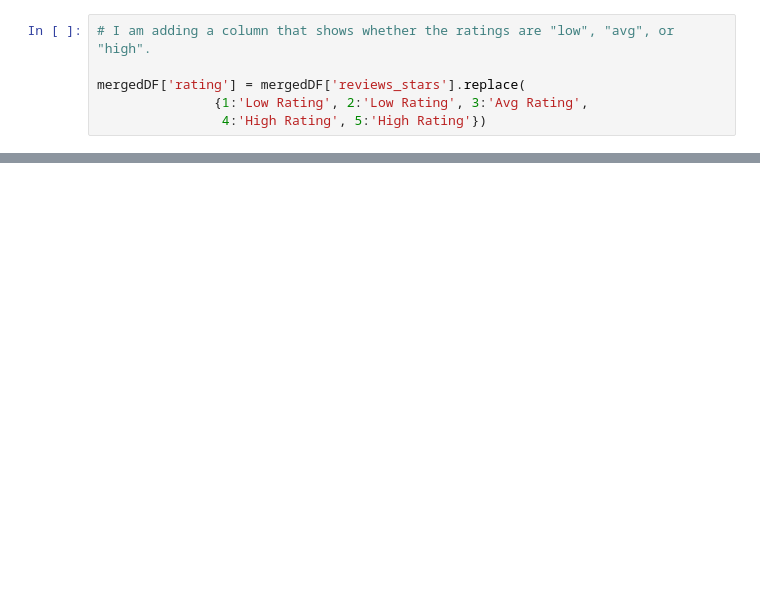
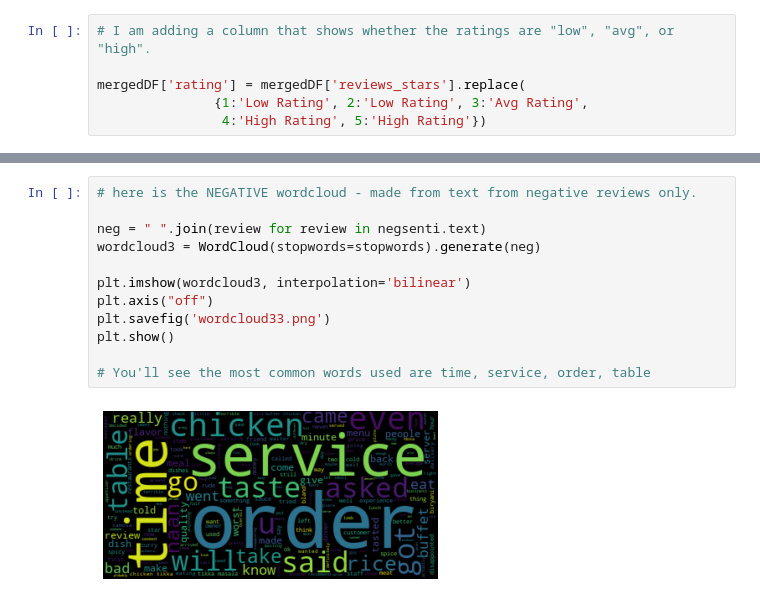
Before and after one commit to mohsen-qureshi/Capstone-Project, a Jupyter notebook: Text Analysis.ipynb, the cells around one changed output, grey strips where cells are left out. Drawn from its saved outputs; the diff is of its cells as text; blank space fills up the shorter version.

```diff
--- a/Text Analysis.ipynb
+++ b/Text Analysis.ipynb
@@ -152,0 +288,14 @@ plt.show()
+# %%
+# here is the NEGATIVE wordcloud - made from text from negative reviews only.
+
+neg = " ".join(review for review in negsenti.text)
+wordcloud3 = WordCloud(stopwords=stopwords).generate(neg)
+
+plt.imshow(wordcloud3, interpolation='bilinear')
+plt.axis("off")
+plt.savefig('wordcloud33.png')
+plt.show()
+
+# You'll see the most common words used are time, service, order, table
+# %% [output]
+[figure, added]
```
Also changed, not shown: parts of 58 cells of this notebook.
